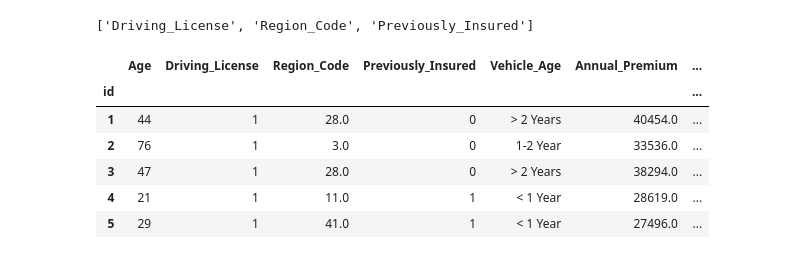
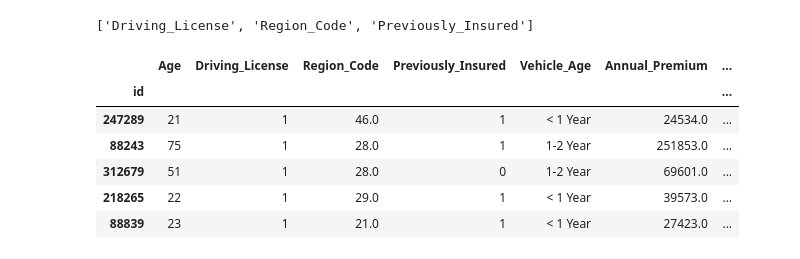
Before and after one commit to Arnab1181412/Health-Insurance-Cross-Sell-Prediction, a Jupyter notebook: FeatureEng_Model.ipynb, the cells around one changed output. Drawn from its saved outputs; the diff is of its cells as text; code cells hidden in the pictures.

```diff
--- a/FeatureEng_Model.ipynb
+++ b/FeatureEng_Model.ipynb
@@ -361,6 +426,9 @@ Best hyperparameters: {'learning_rate': 0.1, 'max_depth': 7, 'min_child_weight':
 # %%
 full_dataset = pd.read_csv('/content/drive/MyDrive/Colab Notebooks/train.csv',index_col=0)
+# %%
+from sklearn.model_selection import train_test_split
+train,test = train_test_split(full_dataset,random_state=42)
 # %%
-X_f = full_dataset.drop('Response',axis=1)
-y_f = full_dataset.Response
+X_train = train.drop('Response',axis=1)
+y_train = train.Response
 # %%
@@ -391,18 +459,18 @@ discrete_numerical_cols
 # %% [output]
 ['Driving_License', 'Region_Code', 'Previously_Insured']
 # %%
-gender_ohe = pd.get_dummies(X_f['Gender'],drop_first=True)
-vehicle_damage_ohe = pd.get_dummies(X_f['Vehicle_Damage'],drop_first=True,prefix='Vehicle_Damage')
-X_f.drop(['Gender','Vehicle_Damage'],axis=1,inplace=True)
+gender_ohe = pd.get_dummies(X_train['Gender'],drop_first=True)
+vehicle_damage_ohe = pd.get_dummies(X_train['Vehicle_Damage'],drop_first=True,prefix='Vehicle_Damage')
+X_train.drop(['Gender','Vehicle_Damage'],axis=1,inplace=True)
 # %%
-X_f = pd.concat([X_f,gender_ohe,vehicle_damage_ohe],axis=1)
-X_f.head()
+X_train = pd.concat([X_train,gender_ohe,vehicle_damage_ohe],axis=1)
+X_train.head()
 # %% [output]
 |  | Age | Driving_License | Region_Code | Previously_Insured | Vehicle_Age | Annual_Premium | ... |
 | id |  |  |  |  |  |  | ... |
-| 1 | 44 | 1 | 28.0 | 0 | > 2 Years | 40454.0 | ... |
-| 2 | 76 | 1 | 3.0 | 0 | 1-2 Year | 33536.0 | ... |
-| 3 | 47 | 1 | 28.0 | 0 | > 2 Years | 38294.0 | ... |
-| 4 | 21 | 1 | 11.0 | 1 | < 1 Year | 28619.0 | ... |
-| 5 | 29 | 1 | 41.0 | 1 | < 1 Year | 27496.0 | ... |
+| 247289 | 21 | 1 | 46.0 | 1 | < 1 Year | 24534.0 | ... |
+| 88243 | 75 | 1 | 28.0 | 1 | 1-2 Year | 251853.0 | ... |
+| 312679 | 51 | 1 | 28.0 | 0 | 1-2 Year | 69601.0 | ... |
+| 218265 | 22 | 1 | 29.0 | 1 | < 1 Year | 39573.0 | ... |
+| 88839 | 23 | 1 | 21.0 | 1 | < 1 Year | 27423.0 | ... |
 # %%
```
Also changed, not shown: parts of 73 cells of this notebook.
